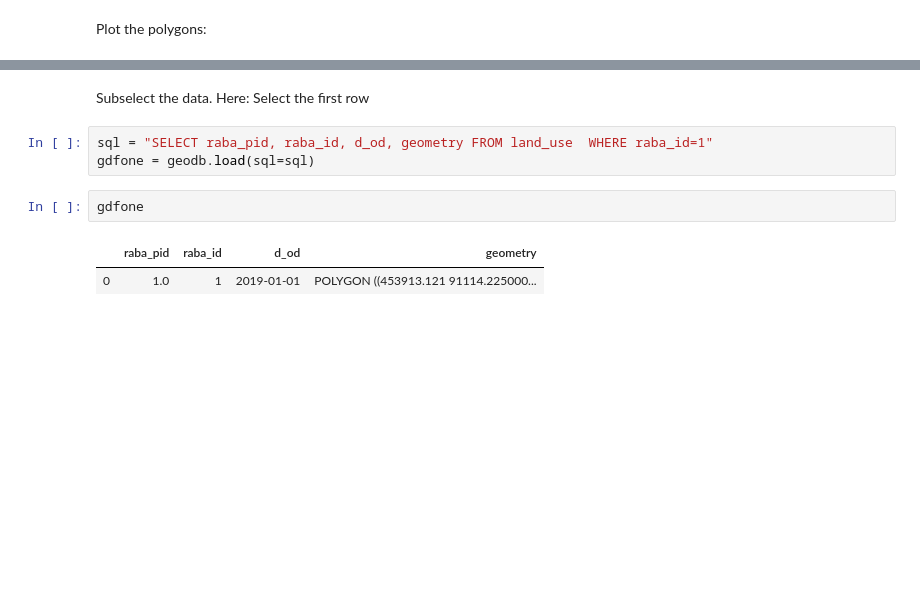
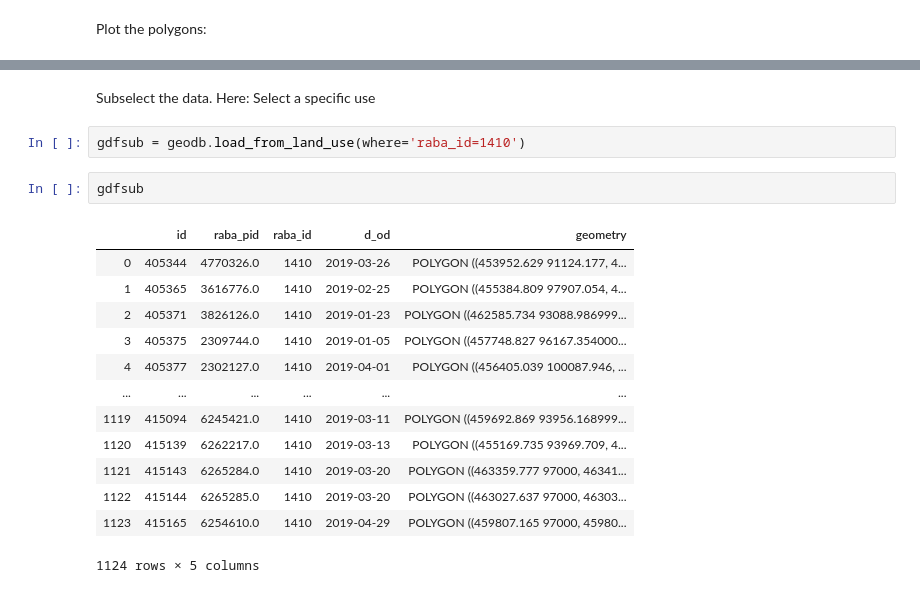
Before and after one commit to xcube-dev/xcube-geodb, a Jupyter notebook: notebooks/read_from_geodb.ipynb, the cells around one changed output, grey strips where cells are left out. Cells and saved outputs as stored; diff of their text form; blank space fills up the shorter version.

```diff
--- a/notebooks/read_from_geodb.ipynb
+++ b/notebooks/read_from_geodb.ipynb
@@ -91,11 +75,21 @@ gdfall.plot(column="raba_pid", figsize=(15,15))
 # %% [markdown]
-Subselect the data. Here: Select the first row
+Subselect the data. Here: Select a specific use
-# %%
-sql = "SELECT raba_pid, raba_id, d_od, geometry FROM land_use  WHERE raba_id=1"
-gdfone = geodb.load(sql=sql)
-# %%
-gdfone
-# %% [output]
-|  | raba_pid | raba_id | d_od | geometry |
-| 0 | 1.0 | 1 | 2019-01-01 | POLYGON ((453913.121 91114.225000... |
+# %%
+gdfsub = geodb.load_from_land_use(where='raba_id=1410')
+# %%
+gdfsub
+# %% [output]
+|  | id | raba_pid | raba_id | d_od | geometry |
+| 0 | 405344 | 4770326.0 | 1410 | 2019-03-26 | POLYGON ((453952.629 91124.177, 4... |
+| 1 | 405365 | 3616776.0 | 1410 | 2019-02-25 | POLYGON ((455384.809 97907.054, 4... |
+| 2 | 405371 | 3826126.0 | 1410 | 2019-01-23 | POLYGON ((462585.734 93088.986999... |
+| 3 | 405375 | 2309744.0 | 1410 | 2019-01-05 | POLYGON ((457748.827 96167.354000... |
+| 4 | 405377 | 2302127.0 | 1410 | 2019-04-01 | POLYGON ((456405.039 100087.946, ... |
+| ... | ... | ... | ... | ... | ... |
+| 1119 | 415094 | 6245421.0 | 1410 | 2019-03-11 | POLYGON ((459692.869 93956.168999... |
+| 1120 | 415139 | 6262217.0 | 1410 | 2019-03-13 | POLYGON ((455169.735 93969.709, 4... |
+| 1121 | 415143 | 6265284.0 | 1410 | 2019-03-20 | POLYGON ((463359.777 97000, 46341... |
+| 1122 | 415144 | 6265285.0 | 1410 | 2019-03-20 | POLYGON ((463027.637 97000, 46303... |
+| 1123 | 415165 | 6254610.0 | 1410 | 2019-04-29 | POLYGON ((459807.165 97000, 45980... |
+1124 rows × 5 columns
 # %%
```
Also changed, not shown: parts of 10 cells of this notebook, 8 other files.
